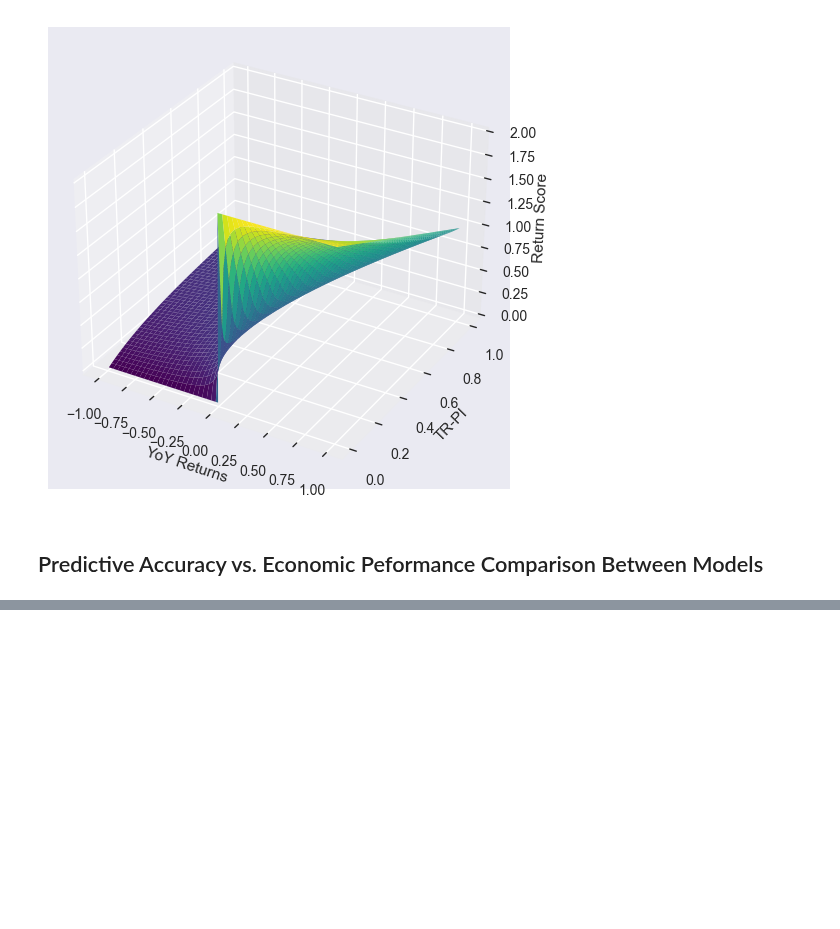
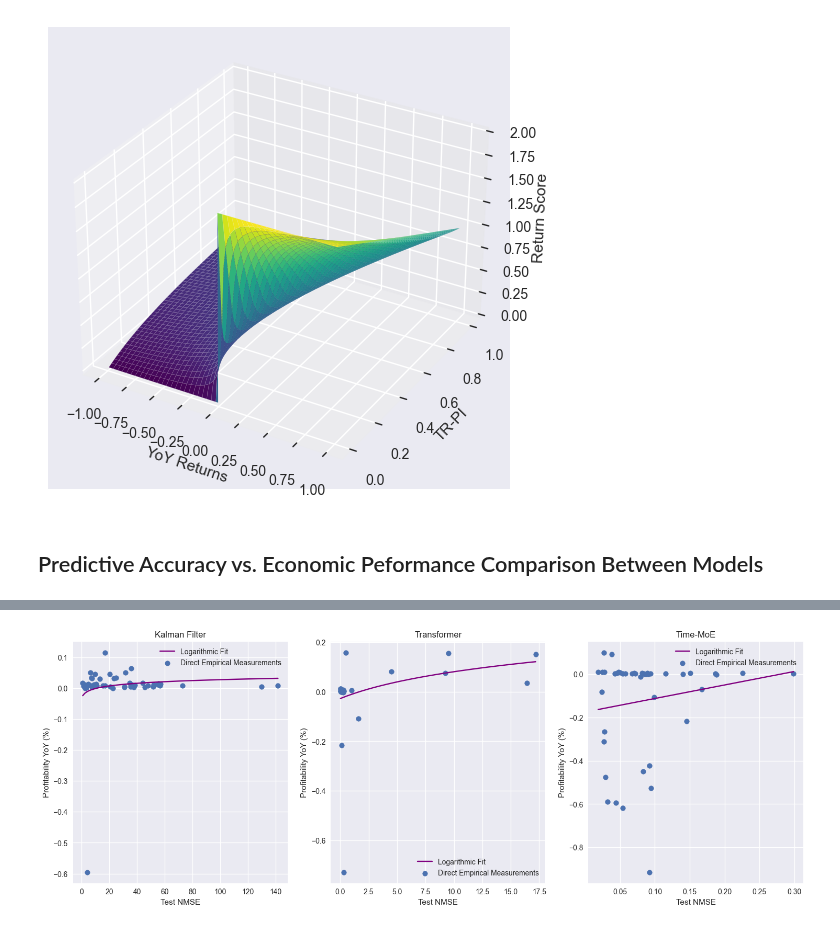
Before and after one commit to maviddoerdijk/bsc-thesis, a Jupyter notebook: exp/process_end_results.ipynb, the cells around one changed output, grey strips where cells are left out. Saved outputs shown, nothing was run; the diff lists cells and outputs as text; code cells hidden in the pictures; blank space fills up the shorter version.

```diff
--- a/exp/process_end_results.ipynb
+++ b/exp/process_end_results.ipynb
@@ -791,0 +753,46 @@ NameError: name 'logs' is not defined
+# %%
+import re
+import matplotlib.pyplot as plt
+plt.style.use('seaborn-v0_8')
+
+
+kalman_results_combined = [t for kalman_result in kalman_results for t in kalman_result]
+transformer_results_combined = [t for transformer_result in transformer_results for t in transformer_result]
+timemoe_results_combined = [t for timemoe_result in timemoe_results for t in timemoe_result]
+
+
+# fig, axs = plt.subplots(1, len(model_keys) + 1, figsize=(7 * (len(model_keys) + 1), 6))
+fig, axs = plt.subplots(1, 3, figsize=(18, 6))
+axs = axs.flatten()  # Flatten to 1D for easy indexing
+
+# First plot: new method, artificial noise
+from scipy.optimize import curve_fit
+import numpy as np
+def logarithmic(x, a, b, c):
+    return a * np.log(x + b) + c
+
+
+for i, (model_name, model_results_combined) in enumerate(zip(["Kalman Filter", "Transformer", "Time-MoE"], [kalman_results_combined, transformer_results_combined, timemoe_results_combined])):
+  test_mse_list = []
+  profitability_list = []
+  for result in model_results_combined:
+    test_mse = result[3]
+    if result[4] == "TLOE*":
+      continue
+    yoy_mean = float(result[4].split("+-")[0].replace("%", "")) / 100
+    if not np.isnan(yoy_mean):
+      test_mse_list.append(test_mse)
+      profitability_list.append(yoy_mean)
+
+  x0 = np.linspace(min(test_mse_list), max(test_mse_list), 100)
+  popt_log, _ = curve_fit(logarithmic, test_mse_list, profitability_list, p0=[-1e5, 2, 2e5], maxfev=5000)
+  y0 = logarithmic(x0, *popt_log)
+  axs[i].plot(x0, y0, color="purple", label="Logarithmic Fit")
+
+  axs[i].scatter(test_mse_list, profitability_list, label="Direct Empirical Measurements")
+  axs[i].set_title(f'{model_name}')
+  axs[i].set_xlabel('Test NMSE')
+  axs[i].set_ylabel('Profitability YoY (%)')
+  axs[i].legend()
+# %% [output]
+[figure, added]
```
Also changed, not shown: parts of 6 cells of this notebook, 2 other files.
